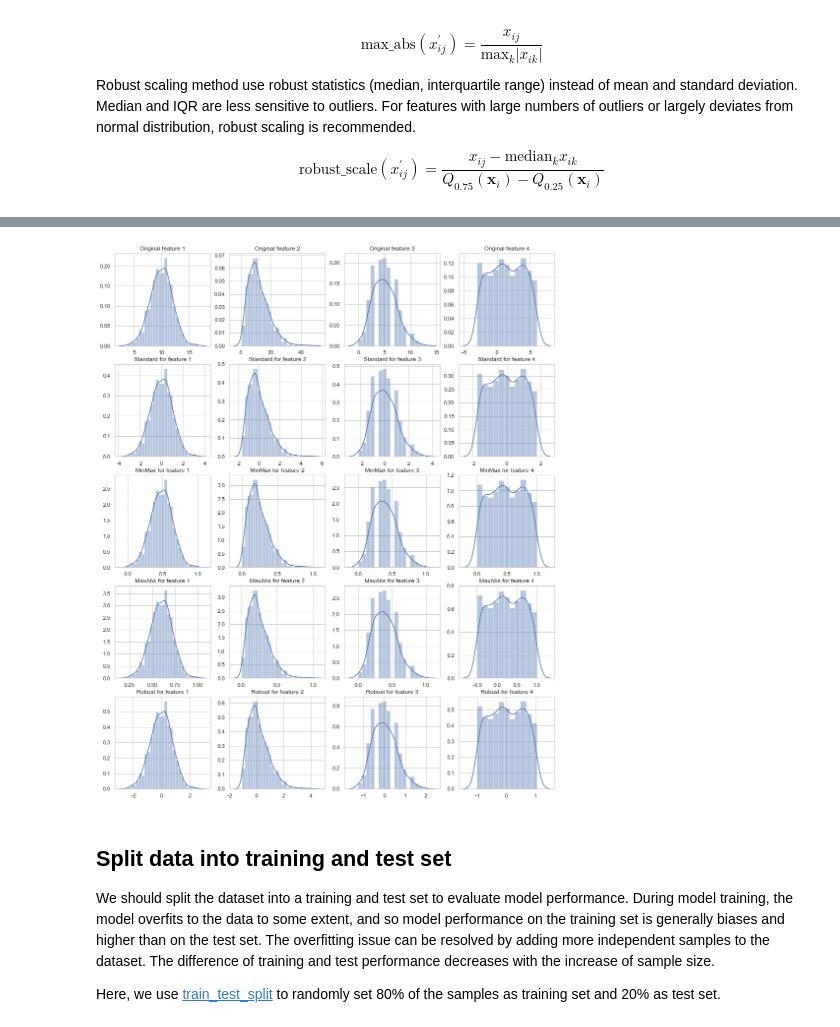
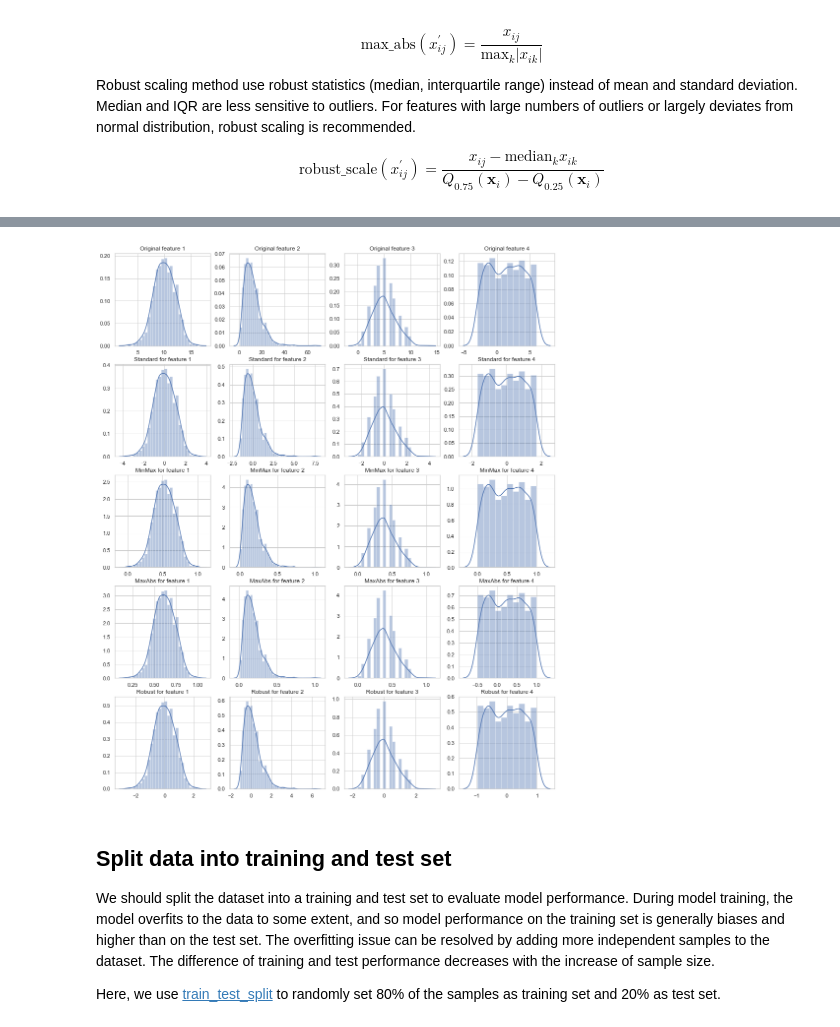
Before and after one commit to sherkinglee/training_book, a Jupyter notebook: part-iii.-advanced-bioinfo-analyses/1.machine-learning-basics.ipynb, the cells around one changed output, grey strips where cells are left out. Drawn from its saved outputs; the diff is of its cells as text; code cells hidden in the pictures.

```diff
--- a/part-iii.-advanced-bioinfo-analyses/1.machine-learning-basics.ipynb
+++ b/part-iii.-advanced-bioinfo-analyses/1.machine-learning-basics.ipynb
@@ -169,9 +173,10 @@ fig, axes = plt.subplots(1, 3, figsize=(16, 5))
 
 for i, f in enumerate((make_circles, make_moons, make_gaussian_quantiles)):
     if f == make_gaussian_quantiles:
-        X, y = f(n_samples=1000)
+        X, y = f(n_samples=1000, random_state=random_state)
     else:
-        X, y = f(n_samples=1000, noise=0.03)
+        X, y = f(n_samples=1000, noise=0.03,
+                 random_state=random_state)
     for label in np.unique(y):
         axes[i].scatter(X[y == label, 0], X[y == label, 1], s=5, label=str(label))
     axes[i].legend(title='Class')
@@ -319,29 +325,29 @@ sns.distplot(np.ravel(StandardScaler().fit_transform(x.reshape((-1, 1)))))
 # %%
 # Generate features with different distribution
 x = np.zeros((1000, 4))
-x[:, 0] = np.random.normal(10, 2, size=x.shape[0])
-x[:, 1] = np.random.gamma(shape=3, scale=4, size=x.shape[0])
-x[:, 2] = np.random.poisson(5, size=x.shape[0])
-x[:, 3] = np.random.uniform(-3, 6, size=x.shape[0])
+x[:, 0] = random_state.normal(10, 2, size=x.shape[0])
+x[:, 1] = random_state.gamma(shape=3, scale=4, size=x.shape[0])
+x[:, 2] = random_state.poisson(5, size=x.shape[0])
+x[:, 3] = random_state.uniform(-3, 6, size=x.shape[0])
 
 from sklearn.preprocessing import StandardScaler, MinMaxScaler, MaxAbsScaler, RobustScaler
 scalers = {
     'Standard': StandardScaler(),
     'MinMax': MinMaxScaler(),
     'MaxAbs': MaxAbsScaler(),
     'Robust': RobustScaler()
 }
 fig, axes = plt.subplots(5, x.shape[1], figsize=(16, 20))
 for i in range(x.shape[1]):
     sns.distplot(x[:, i], ax=axes[0, i])
     axes[0, i].set_title('Original feature {}'.format(i + 1))
 for j, scaler_name in enumerate(scalers.keys()):
     x_scaled = scalers[scaler_name].fit_transform(x)
     for i in range(x.shape[1]):
         sns.distplot(x_scaled[:, i], ax=axes[j + 1, i])
         axes[j + 1, i].set_title('{} for feature {}'.format(scaler_name, i + 1))
 # %% [output]
-[figure, old version]
+[figure, new version]
 # %%
 X = StandardScaler().fit_transform(X)
 # %% [markdown]
```
Also changed, not shown: parts of 21 cells of this notebook, 27 other files.
